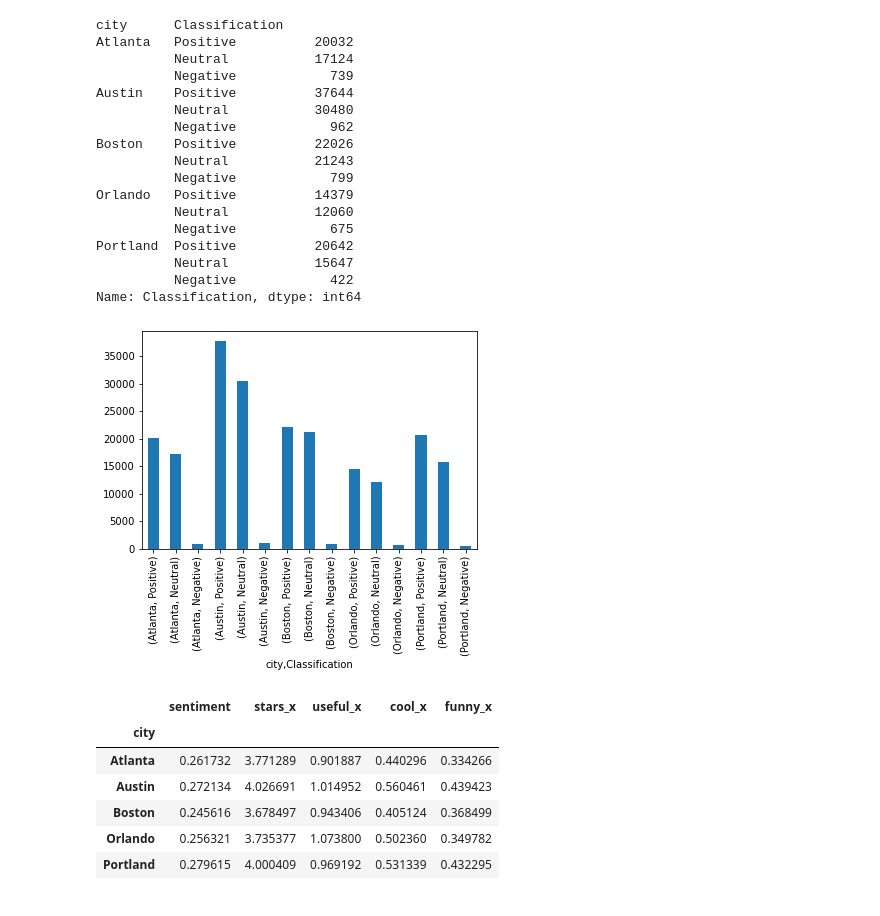
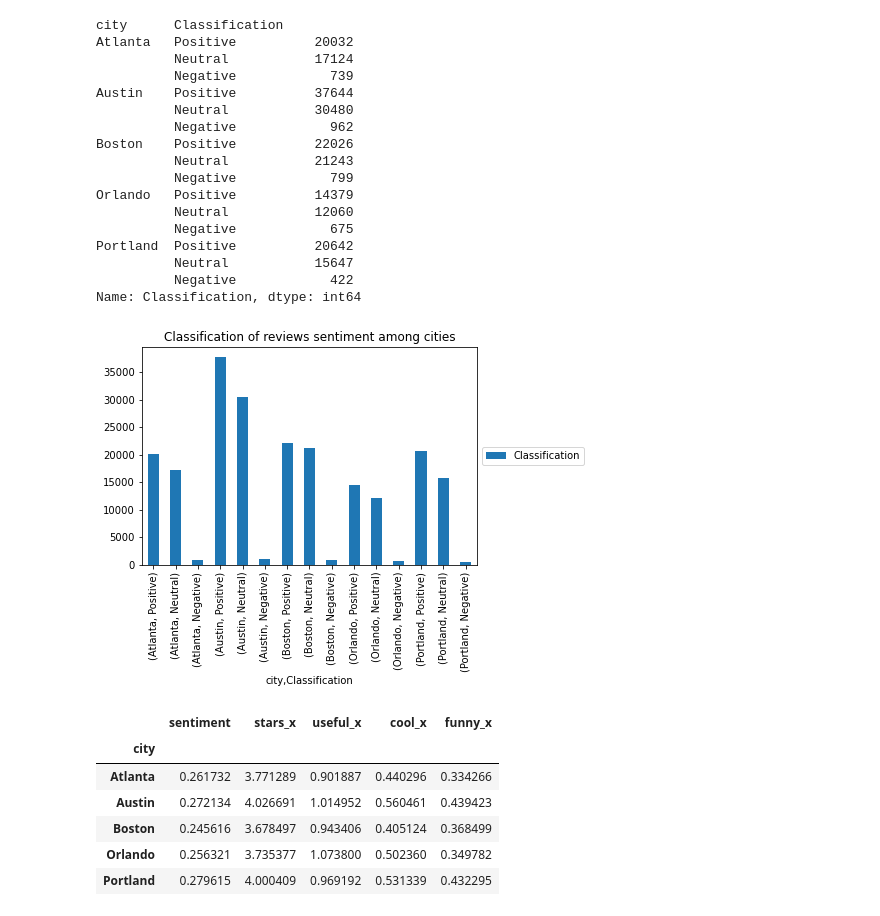
Before and after one commit to sarkaja/NLP, a Jupyter notebook: finalwork.ipynb, the cells around one changed output. Cells and saved outputs as stored; diff of their text form; code cells hidden in the pictures.

```diff
--- a/finalwork.ipynb
+++ b/finalwork.ipynb
@@ -145,10 +146,16 @@ Portland  Positive          20642
           Neutral           15647
           Negative            422
 Name: Classification, dtype: int64
-# %%
-ax = klasifikace.plot.bar(stacked=True)
-# %% [output]
-[figure, removed]
+# %%
+e = plt.figure()
+plt.title('Classification of reviews sentiment among cities', color='black')
+klasifikace.plot(kind='bar', ax=e.gca())
+plt.legend(loc='center left', bbox_to_anchor=(1.0, 0.5))
+plt.show()
+
+e.savefig('klasifikace.pdf', bbox_inches = 'tight')
+# %% [output]
+[figure, added]
 # %%
 #Jednotlivé průměry hodnot měst - pořadí se celkem shoduje se sentimentem
 meanh = dsent.groupby('city')['sentiment','stars_x','useful_x','cool_x','funny_x'].mean()
```
Also changed, not shown: parts of 8 cells of this notebook, 1 other file.
